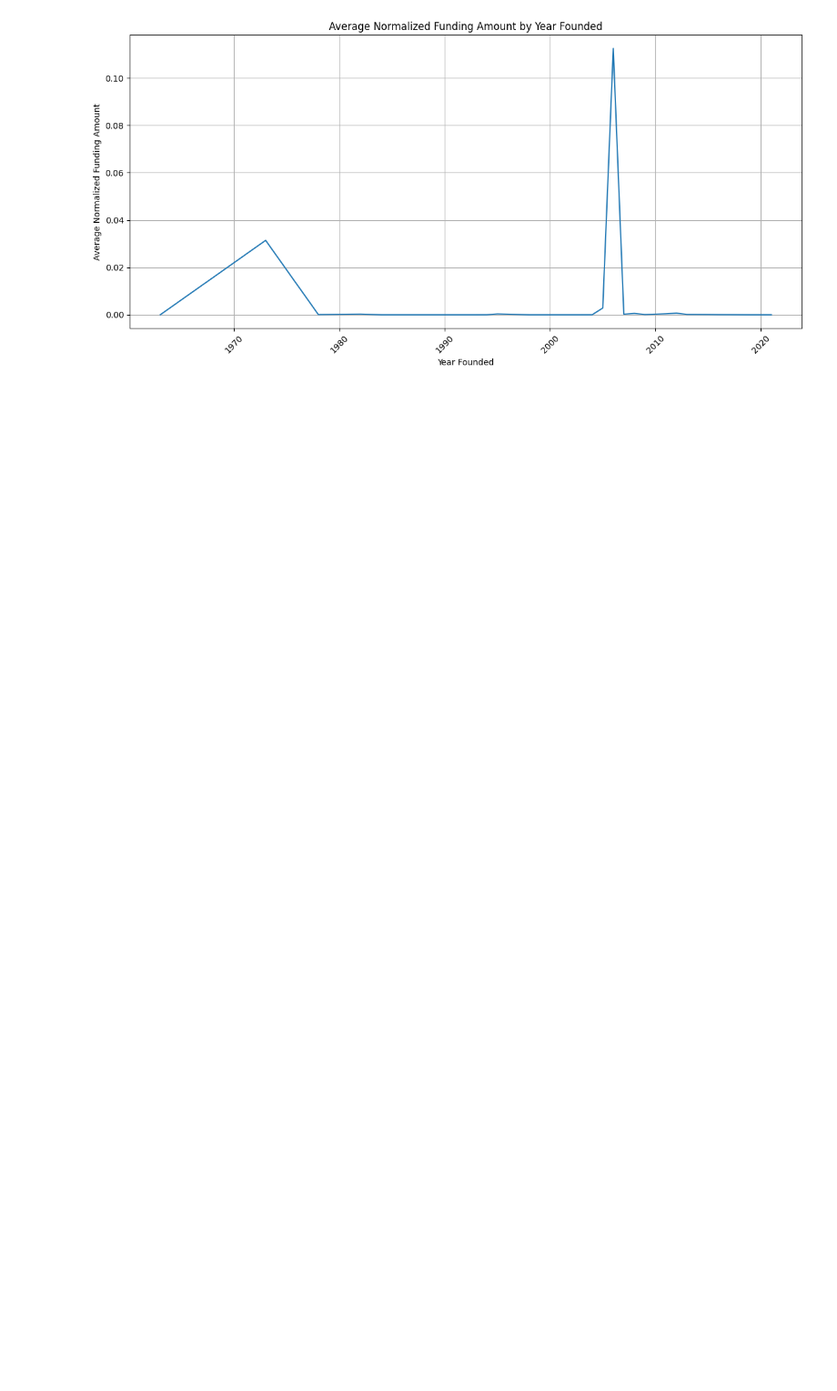
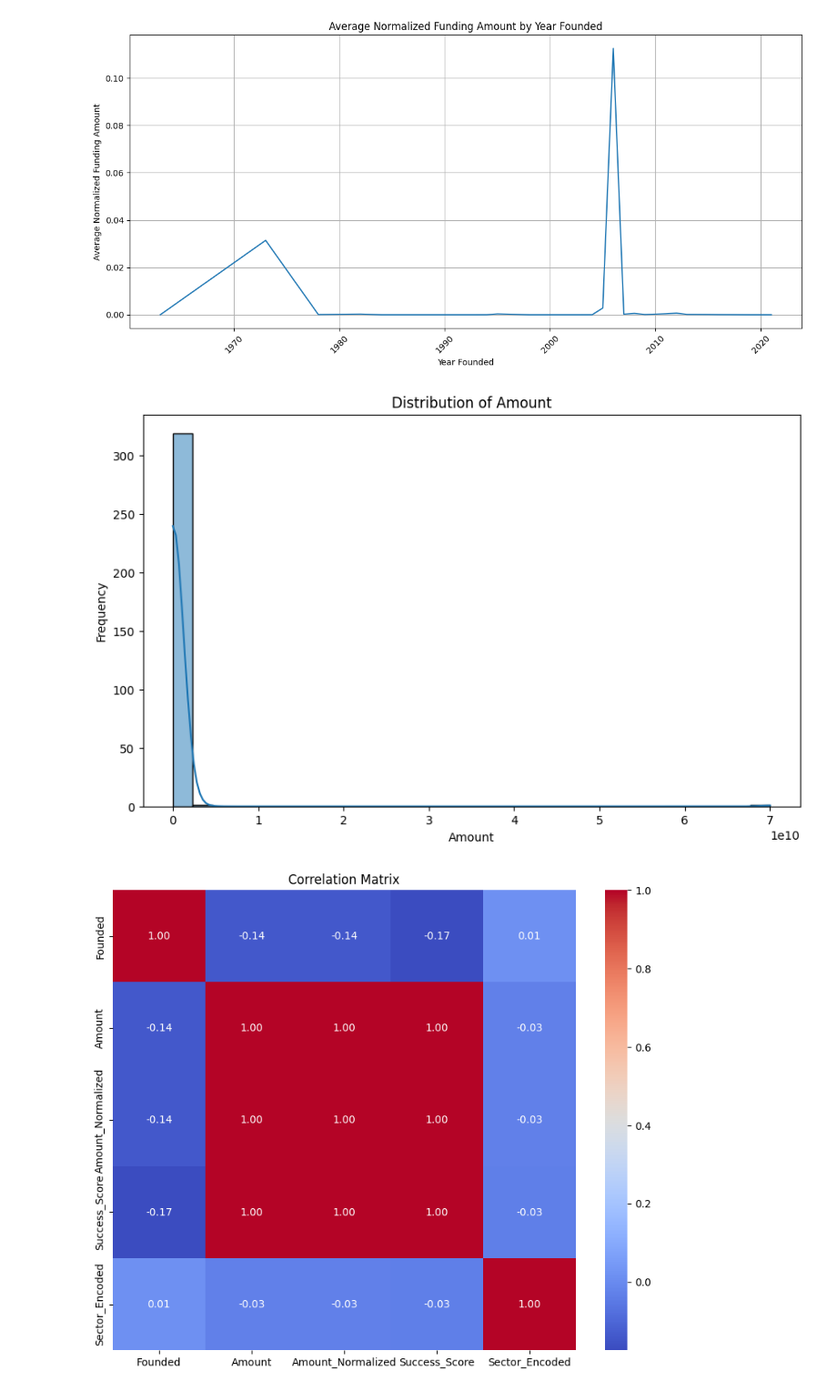
Before and after one commit to Ogoms/Analyzing-Indian-Startup-Funding-Trends-2018-2021-with-CRISP-DM, a Jupyter notebook: Notebook/Main.ipynb, the cells around one changed output. Shown at 91% size. Saved outputs shown, nothing was run; the diff lists cells and outputs as text; code cells hidden in the pictures; blank space fills up the shorter version.

```diff
--- a/Notebook/Main.ipynb
+++ b/Notebook/Main.ipynb
@@ -448,0 +726,14 @@ merged_data.head()
+# %%
+def define_amount_category(amount):
+    if amount < 1000000:
+        return 'Very Low'
+    elif 1000000 <= amount < 10000000:
+        return 'Low'
+    elif 10000000 <= amount < 100000000:
+        return 'Medium'
+    elif 100000000 <= amount < 1000000000:
+        return 'High'
+    else:
+        return 'Very High'
+
+cleaned_data['Amount_Category'] = cleaned_data['Amount'].apply(define_amount_category)
@@ -565,3 +858,28 @@ plt.tight_layout()
 plt.show()
 # %% [output]
 [figure]
+# %%
+import matplotlib.pyplot as plt
+import seaborn as sns
+
+
+# Distribution of Amount
+plt.figure(figsize=(10, 6))
+sns.histplot(cleaned_data['Amount'], bins=30, kde=True)
+plt.title('Distribution of Amount')
+plt.xlabel('Amount')
+plt.ylabel('Frequency')
+plt.show()
+
+# Correlation Analysis
+numeric_data = cleaned_data.select_dtypes(include='number')
+correlation_matrix = numeric_data.corr()
+
+# Plot correlation matrix
+plt.figure(figsize=(10, 8))
+sns.heatmap(correlation_matrix, annot=True, cmap='coolwarm', fmt=".2f")
+plt.title('Correlation Matrix')
+plt.show()
+# %% [output]
+[figure, added]
+[figure, added]
```
Also changed, not shown: parts of 21 cells of this notebook.
